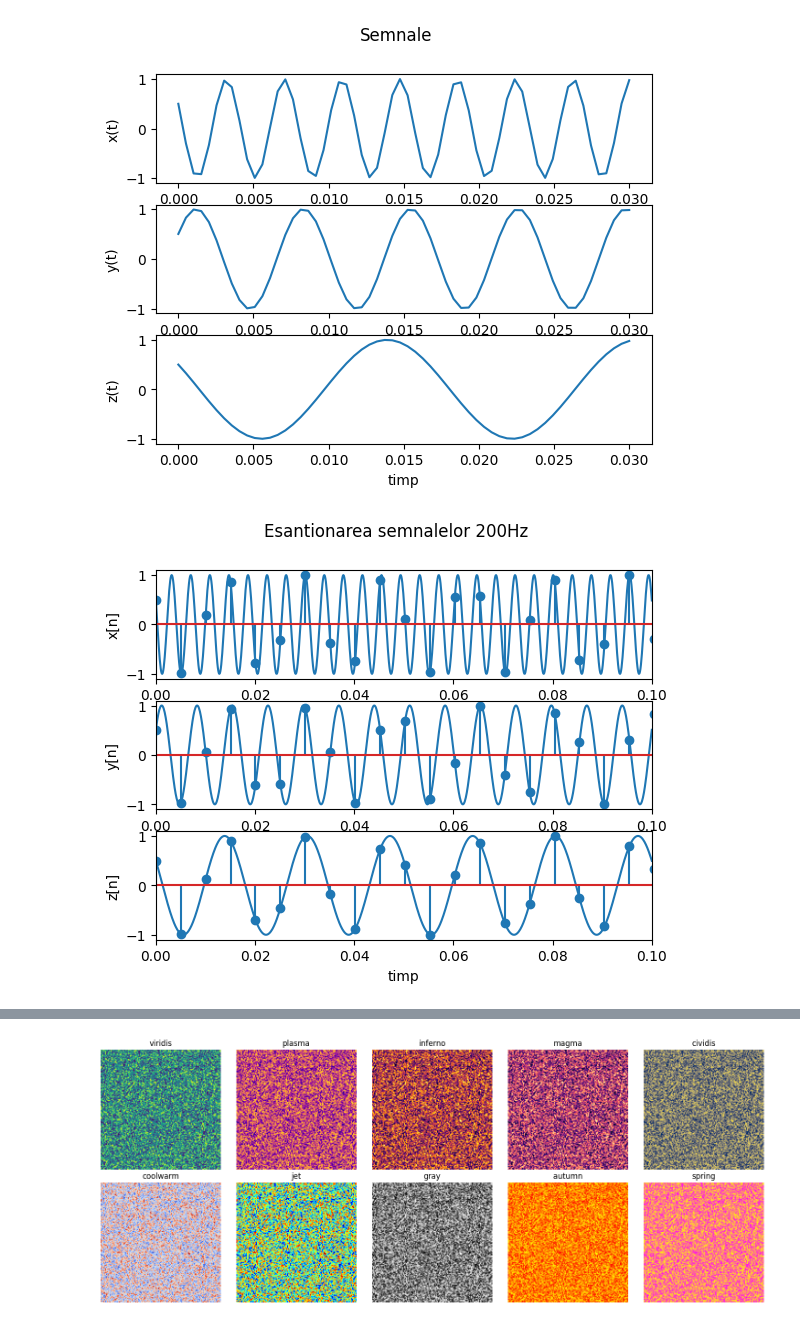
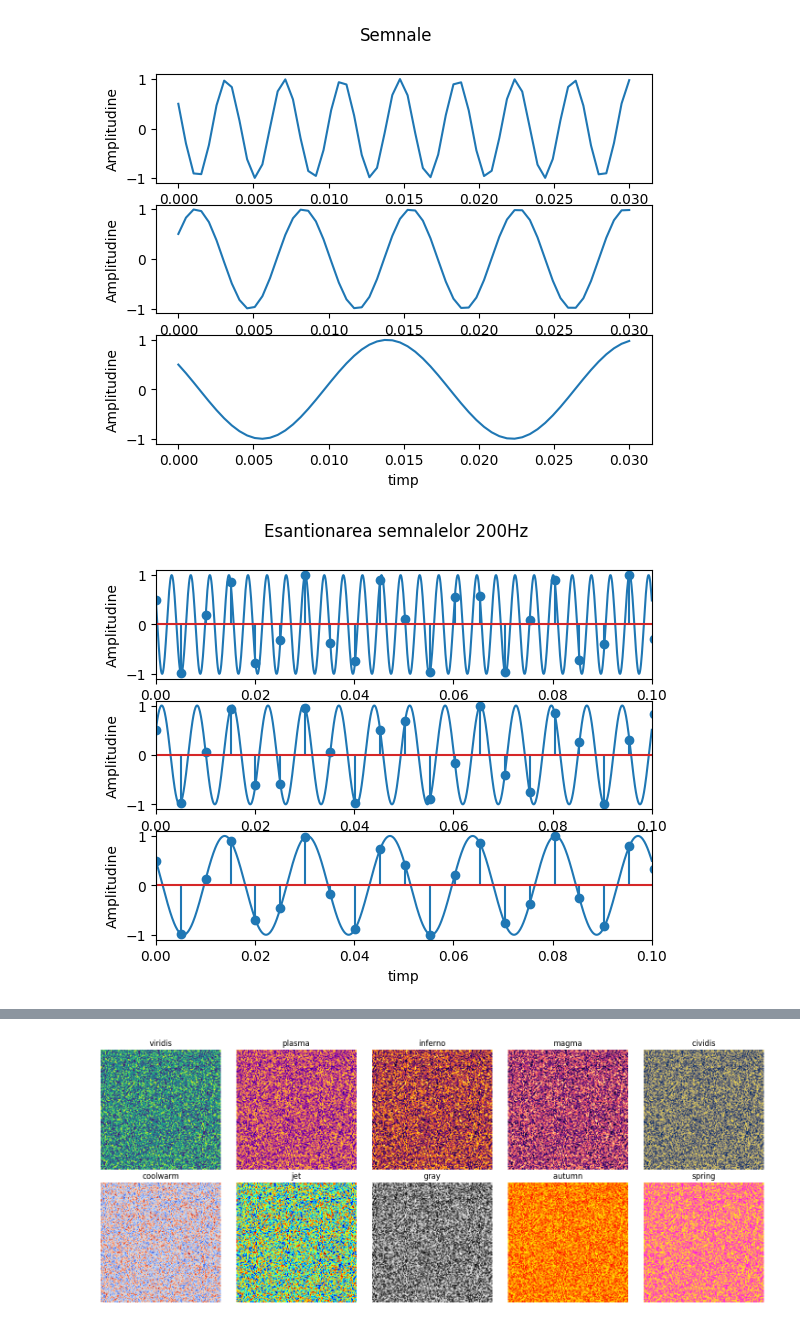
Before and after one commit to Apsodius1/Procesarea-Semnalelor, a Jupyter notebook: lab1/lab1.ipynb, the cells around one changed output, grey strips where cells are left out. Drawn from its saved outputs; the diff is of its cells as text; code cells hidden in the pictures.

```diff
--- a/lab1/lab1.ipynb
+++ b/lab1/lab1.ipynb
@@ -15,26 +15,26 @@ def z(t):
 # %%
 #(start, stop, how many evenly spaced points we will take)
 num = np.linspace(0, 0.03, 60)
 
 # subpunctele: a), b) -> Construirea si afisarea semnalelor
 fig, axs = plt.subplots(3)
 fig.suptitle("Semnale")
 
 axs[0].plot(num, x(num))
 axs[0].set_xlabel("timp")
-axs[0].set_ylabel("x(t)")
+axs[0].set_ylabel("Amplitudine")
 
 axs[1].plot(num, y(num))
 axs[1].set_xlabel("timp")
-axs[1].set_ylabel("y(t)")
+axs[1].set_ylabel("Amplitudine")
 
 axs[2].plot(num, z(num))
 axs[2].set_xlabel("timp")
-axs[2].set_ylabel("z(t)")
+axs[2].set_ylabel("Amplitudine")
 plt.savefig("semnale_plot.pdf")
 plt.show()
 # %% [output]
-[figure, old version]
+[figure, new version]
 # %%
 #200Hz
 num2 = np.linspace(0, 1, 200)
@@ -51,13 +51,13 @@ for i in range(3):
     axs[i].plot(num3, funcs[i](num3))
     axs[i].stem(num2, funcs[i](num2))
     axs[i].set_xlabel("timp")
-    axs[i].set_ylabel(f"{funcs[i].__name__}[n]")
+    axs[i].set_ylabel("Amplitudine")
     #Setam intervalul de afisare 0:0.1
     axs[i].set_xlim(0,0.1)
 plt.savefig("esantionare_semnale_plot.pdf")
 plt.show()
 # %% [output]
-[figure, old version]
+[figure, new version]
 # %%
 #x[200Hz] pe intervalul 0:0.05
 
```
Also changed, not shown: parts of 2 cells of this notebook, 4 other files.
